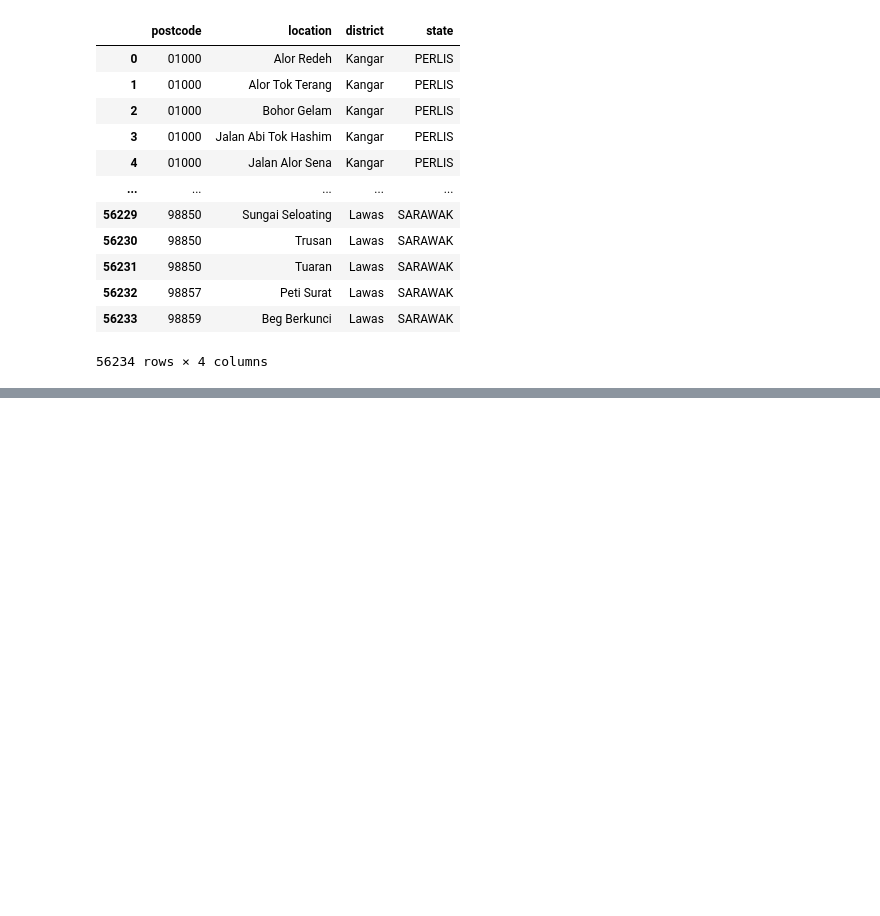
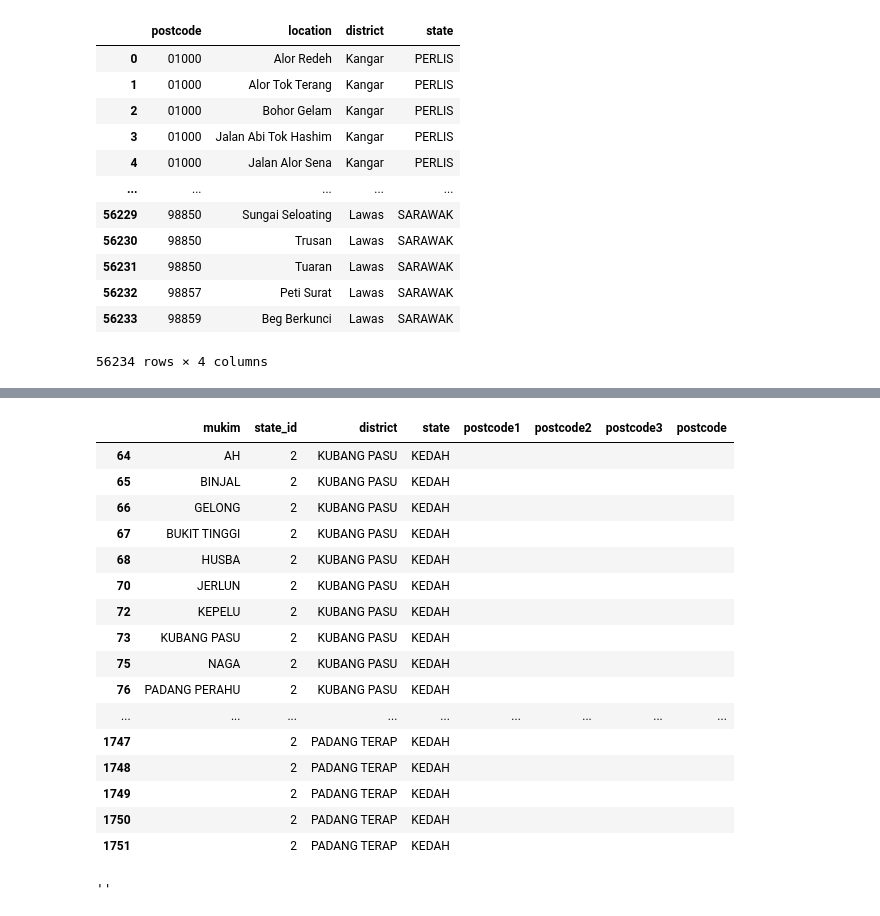
Before and after one commit to izardy/malaysia-postcode-mapper, a Jupyter notebook: data-prep.ipynb, the cells around one changed output, grey strips where cells are left out. Cells and saved outputs as stored; diff of their text form; code cells hidden in the pictures; blank space fills up the shorter version.

```diff
--- a/data-prep.ipynb
+++ b/data-prep.ipynb
@@ -496,0 +455,62 @@ d-d
+# %%
+mukim_district_state[(mukim_district_state['postcode']=='')&(mukim_district_state['state']=='KEDAH')]
+# %% [output]
+|  | mukim | state_id | district | state | postcode1 | postcode2 | postcode3 | postcode |
+| 64 | AH | 2 | KUBANG PASU | KEDAH |  |  |  |  |
+| 65 | BINJAL | 2 | KUBANG PASU | KEDAH |  |  |  |  |
+| 66 | GELONG | 2 | KUBANG PASU | KEDAH |  |  |  |  |
+| 67 | BUKIT TINGGI | 2 | KUBANG PASU | KEDAH |  |  |  |  |
+| 68 | HUSBA | 2 | KUBANG PASU | KEDAH |  |  |  |  |
+| 70 | JERLUN | 2 | KUBANG PASU | KEDAH |  |  |  |  |
+| 72 | KEPELU | 2 | KUBANG PASU | KEDAH |  |  |  |  |
+| 73 | KUBANG PASU | 2 | KUBANG PASU | KEDAH |  |  |  |  |
+| 75 | NAGA | 2 | KUBANG PASU | KEDAH |  |  |  |  |
+| 76 | PADANG PERAHU | 2 | KUBANG PASU | KEDAH |  |  |  |  |
+| ... | ... | ... | ... | ... | ... | ... | ... | ... |
+| 1747 |  | 2 | PADANG TERAP | KEDAH |  |  |  |  |
+| 1748 |  | 2 | PADANG TERAP | KEDAH |  |  |  |  |
+| 1749 |  | 2 | PADANG TERAP | KEDAH |  |  |  |  |
+| 1750 |  | 2 | PADANG TERAP | KEDAH |  |  |  |  |
+| 1751 |  | 2 | PADANG TERAP | KEDAH |  |  |  |  |
+# %%
+# kubang pasu
+mukim_district_state['postcode']=np.where((mukim_district_state['postcode']=='')&(mukim_district_state['mukim']=='AH')&(mukim_district_state['district']=='KUBANG PASU'), '06100', mukim_district_state['postcode'])
+mukim_district_state['postcode']=np.where((mukim_district_state['postcode']=='')&(mukim_district_state['mukim']=='BINJAL')&(mukim_district_state['district']=='KUBANG PASU'), '06000', mukim_district_state['postcode'])
+mukim_district_state['postcode']=np.where((mukim_district_state['postcode']=='')&(mukim_district_state['mukim']=='GELONG')&(mukim_district_state['district']=='KUBANG PASU'), '06000', mukim_district_state['postcode'])
+mukim_district_state['postcode']=np.where((mukim_district_state['postcode']=='')&(mukim_district_state['mukim']=='BUKIT TINGGI')&(mukim_district_state['district']=='KUBANG PASU'), '06000', mukim_district_state['postcode'])
+mukim_district_state['postcode']=np.where((mukim_district_state['postcode']=='')&(mukim_district_state['mukim']=='HUSBA')&(mukim_district_state['district']=='KUBANG PASU'), '06000', mukim_district_state['postcode'])
+mukim_district_state['postcode']=np.where((mukim_district_state['postcode']=='')&(mukim_district_state['mukim']=='JERLUN')&(mukim_district_state['district']=='KUBANG PASU'), '06150', mukim_district_state['postcode'])
+mukim_district_state['postcode']=np.where((mukim_district_state['postcode']=='')&(mukim_district_state['mukim']=='KEPELU')&(mukim_district_state['district']=='KUBANG PASU'), '06100', mukim_district_state['postcode'])
+mukim_district_state['postcode']=np.where((mukim_district_state['postcode']=='')&(mukim_district_state['mukim']=='KUBANG PASU')&(mukim_district_state['district']=='KUBANG PASU'), '06000', mukim_district_state['postcode'])
+mukim_district_state['postcode']=np.where((mukim_district_state['postcode']=='')&(mukim_district_state['mukim']=='NAGA')&(mukim_district_state['district']=='KUBANG PASU'), '06000', mukim_district_state['postcode'])
+mukim_district_state['postcode']=np.where((mukim_district_state['postcode']=='')&(mukim_district_state['mukim']=='PADANG PERAHU')&(mukim_district_state['district']=='KUBANG PASU'), '06000', mukim_district_state['postcode'])
+mukim_district_state['postcode']=np.where((mukim_district_state['postcode']=='')&(mukim_district_state['mukim']=='PERING')&(mukim_district_state['district']=='KUBANG PASU'), '06100', mukim_district_state['postcode'])
+mukim_district_state['postcode']=np.where((mukim_district_state['postcode']=='')&(mukim_district_state['mukim']=='PUTAT')&(mukim_district_state['district']=='KUBANG PASU'), '06000', mukim_district_state['postcode'])
+mukim_district_state['postcode']=np.where((mukim_district_state['postcode']=='')&(mukim_district_state['mukim']=='SANGLANG')&(mukim_district_state['district']=='KUBANG PASU'), '06150', mukim_district_state['postcode'])
+mukim_district_state['postcode']=np.where((mukim_district_state['postcode']=='')&(mukim_district_state['mukim']=='SUNGAI LAKA')&(mukim_district_state['district']=='KUBANG PASU'), '06010', mukim_district_state['postcode'])
+mukim_district_state['postcode']=np.where((mukim_district_state['postcode']=='')&(mukim_district_state['mukim']=='TEMIN')&(mukim_district_state['district']=='KUBANG PASU'), '06000', mukim_district_state['postcode'])
+mukim_district_state['postcode']=np.where((mukim_district_state['postcode']=='')&(mukim_district_state['mukim']=='WANG TEPUS')&(mukim_district_state['district']=='KUBANG PASU'), '06000', mukim_district_state['postcode'])
+mukim_district_state['postcode']=np.where((mukim_district_state['postcode']=='')&(mukim_district_state['mukim']=='BANDAR CHANGLUN')&(mukim_district_state['district']=='KUBANG PASU'), '06010', mukim_district_state['postcode'])
+mukim_district_state['postcode']=np.where((mukim_district_state['postcode']=='')&(mukim_district_state['mukim']=='BANDAR BANDAR DARULAMAN')&(mukim_district_state['district']=='KUBANG PASU'), '06000', mukim_district_state['postcode'])
+
+
+#padang terap
+mukim_district_state['postcode']=np.where((mukim_district_state['postcode']=='')&(mukim_district_state['mukim']=='BATANG TUNGGANG KANAN')&(mukim_district_state['district']=='PADANG TERAP'), '06300', mukim_district_state['postcode'])
+mukim_district_state['postcode']=np.where((mukim_district_state['postcode']=='')&(mukim_district_state['mukim']=='BATANG TUNGGANG KIRI')&(mukim_district_state['district']=='PADANG TERAP'), '06300', mukim_district_state['postcode'])
+mukim_district_state['postcode']=np.where((mukim_district_state['postcode']=='')&(mukim_district_state['mukim']=='BELIMBING KANAN')&(mukim_district_state['district']=='PADANG TERAP'), '06300', mukim_district_state['postcode'])
+mukim_district_state['postcode']=np.where((mukim_district_state['postcode']=='')&(mukim_district_state['mukim']=='BELIMBING KIRI')&(mukim_district_state['district']=='PADANG TERAP'), '06300', mukim_district_state['postcode'])
+mukim_district_state['postcode']=np.where((mukim_district_state['postcode']=='')&(mukim_district_state['mukim']=='KURONG HITAM')&(mukim_district_state['district']=='PADANG TERAP'), '06300', mukim_district_state['postcode'])
+mukim_district_state['postcode']=np.where((mukim_district_state['postcode']=='')&(mukim_district_state['mukim']=='PADANG TERNAK')&(mukim_district_state['district']=='PADANG TERAP'), '06300', mukim_district_state['postcode'])
+mukim_district_state['postcode']=np.where((mukim_district_state['postcode']=='')&(mukim_district_state['mukim']=='PADANG TERAP KANAN')&(mukim_district_state['district']=='PADANG TERAP'), '06300', mukim_district_state['postcode'])
+mukim_district_state['postcode']=np.where((mukim_district_state['postcode']=='')&(mukim_district_state['mukim']=='PADANG TERAP KIRI')&(mukim_district_state['district']=='PADANG TERAP'), '06300', mukim_district_state['postcode'])
+mukim_district_state['postcode']=np.where((mukim_district_state['postcode']=='')&(mukim_district_state['mukim']=='TEKAI')&(mukim_district_state['district']=='PADANG TERAP'), '06400', mukim_district_state['postcode'])
+mukim_district_state['postcode']=np.where((mukim_district_state['postcode']=='')&(mukim_district_state['mukim']=='TOLAK')&(mukim_district_state['district']=='PADANG TERAP'), '06300', mukim_district_state['postcode'])
+
+#kuala muda
+mukim_district_state['postcode']=np.where((mukim_district_state['postcode']=='')&(mukim_district_state['mukim']=='BUKIT MERIAM')&(mukim_district_state['district']=='KUALA MUDA'), '06000', mukim_district_state['postcode'])
+mukim_district_state['postcode']=np.where((mukim_district_state['postcode']=='')&(mukim_district_state['mukim']=='KUALA')&(mukim_district_state['district']=='KUALA MUDA'), '06000', mukim_district_state['postcode'])
+mukim_district_state['postcode']=np.where((mukim_district_state['postcode']=='')&(mukim_district_state['mukim']=='PEKULA')&(mukim_district_state['district']=='KUALA MUDA'), '06000', mukim_district_state['postcode'])
+mukim_district_state['postcode']=np.where((mukim_district_state['postcode']=='')&(mukim_district_state['mukim']=='SEMELING')&(mukim_district_state['district']=='KUALA MUDA'), '06000', mukim_district_state['postcode'])
+mukim_district_state['postcode']=np.where((mukim_district_state['postcode']=='')&(mukim_district_state['mukim']=='TELOI KIRI')&(mukim_district_state['district']=='KUALA MUDA'), '06000', mukim_district_state['postcode'])
+# %% [output]
+''
```
Also changed, not shown: parts of 7 cells of this notebook, 1 other file.
